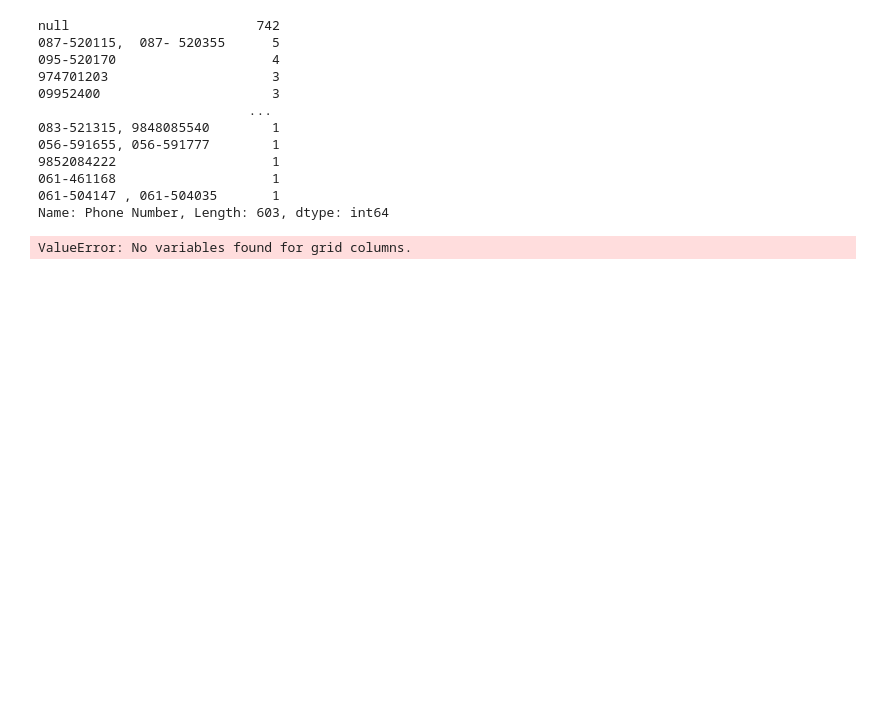
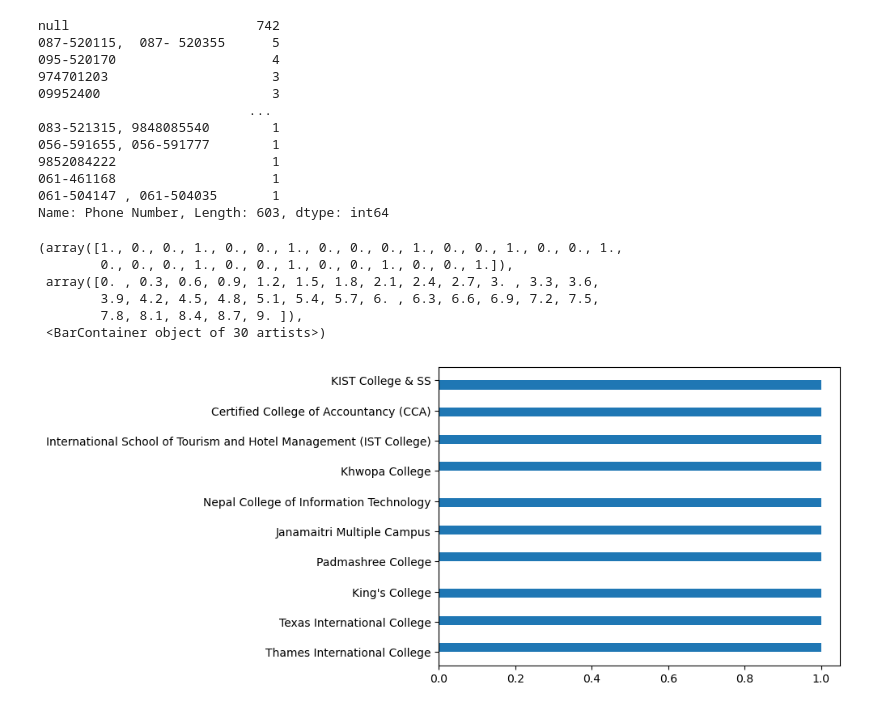
Before and after one commit to BibekRai44/College-Finder-Nepal, a Jupyter notebook: Data Analysis/EDA.ipynb, the cells around one changed output. Cells and saved outputs as stored; diff of their text form; code cells hidden in the pictures; blank space fills up the shorter version.

```diff
--- a/Data Analysis/EDA.ipynb
+++ b/Data Analysis/EDA.ipynb
@@ -222,7 +224,13 @@ null                        742
 061-461168                    1
 061-504147 , 061-504035       1
 Name: Phone Number, Length: 603, dtype: int64
-# %%
-sns.pairplot(data,palette='viridis',markers='*',height=2.5,kind='scatter')
-# %% [output]
-ValueError: No variables found for grid columns.
+# %%
+plt.hist(data['College'].head(10),bins=30,orientation='horizontal')
+# %% [output]
+(array([1., 0., 0., 1., 0., 0., 1., 0., 0., 0., 1., 0., 0., 1., 0., 0., 1.,
+        0., 0., 0., 1., 0., 0., 1., 0., 0., 1., 0., 0., 1.]),
+ array([0. , 0.3, 0.6, 0.9, 1.2, 1.5, 1.8, 2.1, 2.4, 2.7, 3. , 3.3, 3.6,
+        3.9, 4.2, 4.5, 4.8, 5.1, 5.4, 5.7, 6. , 6.3, 6.6, 6.9, 7.2, 7.5,
+        7.8, 8.1, 8.4, 8.7, 9. ]),
+ <BarContainer object of 30 artists>)
+[figure, added]
```
Also changed, not shown: parts of 2 cells of this notebook.
